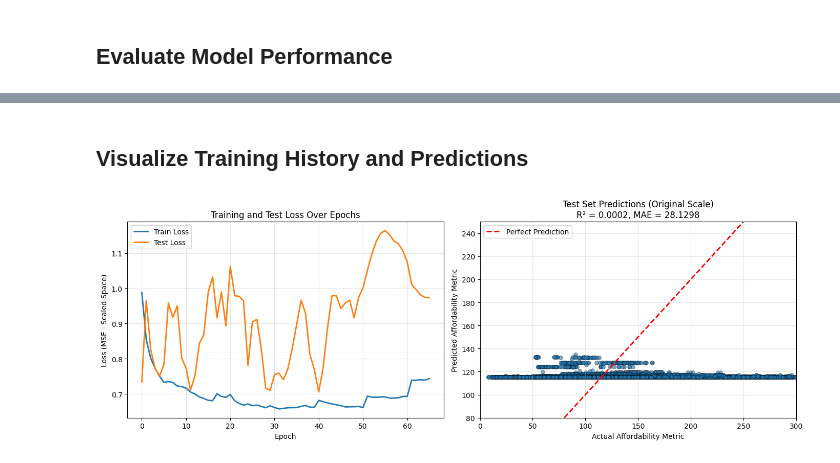
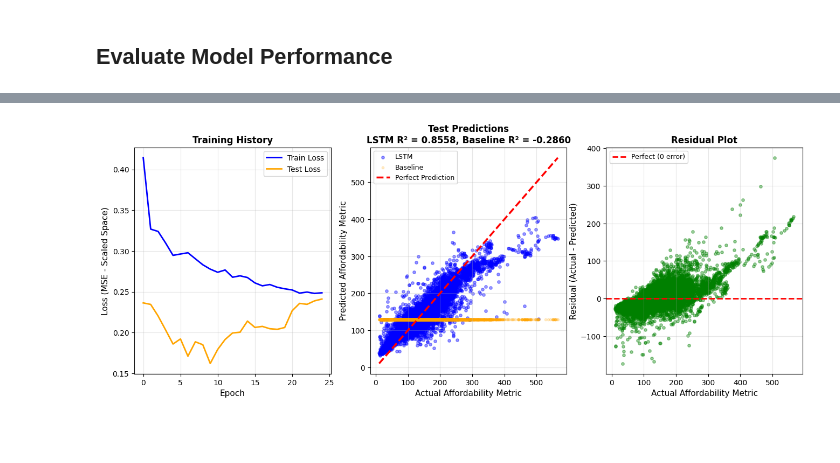
Before and after one commit to zrose3-zr/Affordable-housing-final, a Jupyter notebook: notebooks/lstm_affordability.ipynb, the cells around one changed output, grey strips where cells are left out. Drawn from its saved outputs; the diff is of its cells as text; code cells hidden in the pictures; blank space fills up the shorter version.

Commit message:
final lstm with actual affordability

```diff
--- a/notebooks/lstm_affordability.ipynb
+++ b/notebooks/lstm_affordability.ipynb
@@ -24 +33,4 @@ y = df['Affordability Metric'].values
+# %%
+df_clean = df.dropna(subset=['Affordability Metric'] + feature_columns).copy()
+df_clean = df_clean.reset_index(drop=True)
 # %%
@@ -168,22 +153,23 @@ Model: "sequential_1"
 # %%
 history = model.fit(
     X_train, y_train,
-    epochs=200,
-    batch_size=32,
+    epochs=100,
+    batch_size=256,
     validation_data=(X_test, y_test),
     verbose=1,
-    shuffle=False,  # KEEP THIS for time series
+    shuffle=False,
     callbacks=[
         keras.callbacks.EarlyStopping(
             monitor='val_loss',
-            patience=25,
+            patience=15,
             restore_best_weights=True,
-            min_delta=0.0001
+            min_delta=0.0001,
+            verbose=1
         ),
         keras.callbacks.ReduceLROnPlateau(
             monitor='val_loss',
             factor=0.5,
-            patience=10,
+            patience=5,
             min_lr=0.00001,
             verbose=1
         )
@@ -255,28 +270,39 @@ R²: 0.000215
-# %% [markdown]
-## Visualize Training History and Predictions
 # %%
-fig, axes = plt.subplots(1, 2, figsize=(14, 5))
+fig = plt.figure(figsize=(16, 12))
 
-axes[0].plot(history.history['loss'], label='Train Loss', linewidth=2)
-axes[0].plot(history.history['val_loss'], label='Test Loss', linewidth=2)
-axes[0].set_xlabel('Epoch')
-axes[0].set_ylabel('Loss (MSE - Scaled Space)')
-axes[0].set_title('Training and Test Loss Over Epochs')
-axes[0].legend()
-axes[0].grid(True, alpha=0.3)
+# 1. Training Loss
+ax1 = plt.subplot(2, 3, 1)
+ax1.plot(history.history['loss'], label='Train Loss', linewidth=2, color='blue')
+ax1.plot(history.history['val_loss'], label='Test Loss', linewidth=2, color='orange')
+ax1.set_xlabel('Epoch', fontsize=11)
+ax1.set_ylabel('Loss (MSE - Scaled Space)', fontsize=11)
+ax1.set_title('Training History', fontsize=12, fontweight='bold')
+ax1.legend(fontsize=10)
+ax1.grid(True, alpha=0.3)
 
-# Plot in original scale with metrics
-axes[1].scatter(y_test_original, y_test_pred_original, alpha=0.6, s=30, edgecolors='black', linewidth=0.5)
-min_val = min(y_test_original.min(), y_test_pred_original.min())
-max_val = max(y_test_original.max(), y_test_pred_original.max())
-axes[1].plot([min_val, max_val], [min_val, max_val], 'r--', linewidth=2, label='Perfect Prediction')
-axes[1].set_xlabel('Actual Affordability Metric')
-axes[1].set_ylabel('Predicted Affordability Metric')
-axes[1].set_title(f'Test Set Predictions (Original Scale)\nR² = {test_r2:.4f}, MAE = {test_mae:.4f}')
-axes[1].legend()
-axes[1].grid(True, alpha=0.3)
+# 2. Actual vs Predicted - Scatter Plot
+ax2 = plt.subplot(2, 3, 2)
+ax2.scatter(y_test_original, y_test_pred, alpha=0.4, s=15, color='blue', label='LSTM')
+ax2.scatter(y_test_original, baseline_test_pred, alpha=0.2, s=10, color='orange', label='Baseline')
+min_val = min(y_test_original.min(), y_test_pred.min())
+max_val = max(y_test_original.max(), y_test_pred.max())
+ax2.plot([min_val, max_val], [min_val, max_val], 'r--', linewidth=2.5, label='Perfect Prediction')
+ax2.set_xlabel('Actual Affordability Metric', fontsize=11)
+ax2.set_ylabel('Predicted Affordability Metric', fontsize=11)
+ax2.set_title(f'Test Predictions\nLSTM R² = {test_r2:.4f}, Baseline R² = {baseline_r2:.4f}',
+              fontsize=12, fontweight='bold')
+ax2.legend(fontsize=9)
+ax2.grid(True, alpha=0.3)
 
-plt.tight_layout()
-plt.show()
+# 3. Residuals (Errors)
+ax3 = plt.subplot(2, 3, 3)
+test_residuals = y_test_original - y_test_pred
+ax3.scatter(y_test_original, test_residuals, alpha=0.4, s=15, color='green')
+ax3.axhline(y=0, color='r', linestyle='--', linewidth=2, label='Perfect (0 error)')
+ax3.set_xlabel('Actual Affordability Metric', fontsize=11)
+ax3.set_ylabel('Residual (Actual - Predicted)', fontsize=11)
+ax3.set_title('Residual Plot', fontsize=12, fontweight='bold')
+ax3.legend(fontsize=9)
+ax3.grid(True, alpha=0.3)
 # %% [output]
-[figure, old version]
+[figure, new version]
```
Also changed, not shown: parts of 8 cells of this notebook, 1 other file.
